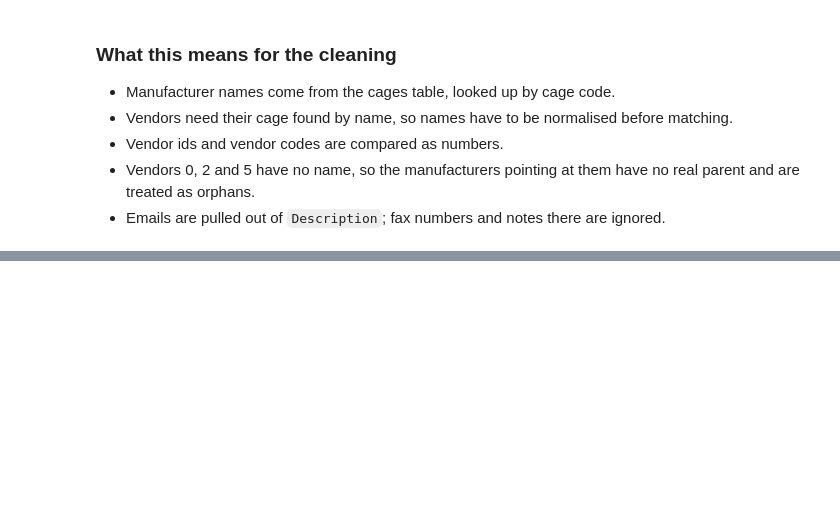
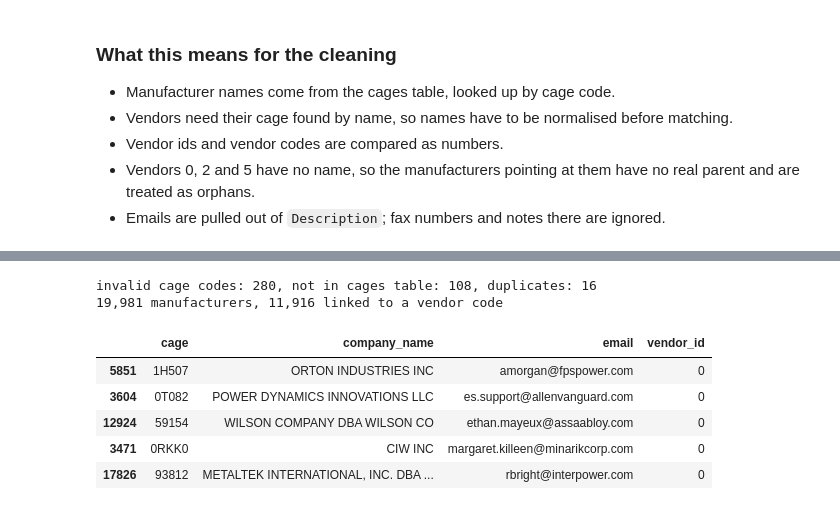
Before and after one commit to LionelRoxas/sales-patriot, a Jupyter notebook: firms_cleaning.ipynb, the cells around one changed output, grey strips where cells are left out. Cells and saved outputs as stored; diff of their text form; code cells hidden in the pictures; blank space fills up the shorter version.

```diff
--- a/firms_cleaning.ipynb
+++ b/firms_cleaning.ipynb
@@ -235,0 +319,32 @@ maintenance cage codes found in cages table: 20007 of 20384
+# %%
+maint = maint_raw.copy()
+maint["cage"] = maint["CageCode"].str.strip().str.upper()
+maint["vendor_id"] = pd.to_numeric(maint["VendorCode"], errors="coerce").astype("Int64")
+maint["email"] = clean_email(maint["Description"])
+
+bad_cage = ~maint["cage"].fillna("").str.match(CAGE_PATTERN)
+reject(maint[bad_cage], "cage_maintenance", "CageCode", "Description", "invalid cage code")
+maint = maint[~bad_cage]
+
+maint = maint.merge(cages[["cage", "company_name", "key"]], on="cage", how="left")
+missing = maint["company_name"].isna()
+reject(maint[missing], "cage_maintenance", "CageCode", "Description", "cage not in cages table")
+maint = maint[~missing]
+
+maint = maint.sort_values(["vendor_id", "email"], na_position="last")
+dupes = maint["cage"].duplicated()
+reject(maint[dupes], "cage_maintenance", "CageCode", "company_name", "duplicate cage")
+maint = maint[~dupes]
+
+print(f"invalid cage codes: {bad_cage.sum()}, not in cages table: {missing.sum()}, duplicates: {dupes.sum()}")
+print(f"{len(maint):,} manufacturers, {maint['vendor_id'].notna().sum():,} linked to a vendor code")
+maint[["cage", "company_name", "email", "vendor_id"]].head()
+# %% [output]
+invalid cage codes: 280, not in cages table: 108, duplicates: 16
+19,981 manufacturers, 11,916 linked to a vendor code
+|  | cage | company_name | email | vendor_id |
+| 5851 | 1H507 | ORTON INDUSTRIES INC | amorgan@fpspower.com | 0 |
+| 3604 | 0T082 | POWER DYNAMICS INNOVATIONS LLC | es.support@allenvanguard.com | 0 |
+| 12924 | 59154 | WILSON COMPANY DBA WILSON CO | ethan.mayeux@assaabloy.com | 0 |
+| 3471 | 0RKK0 | CIW INC | margaret.killeen@minarikcorp.com | 0 |
+| 17826 | 93812 | METALTEK INTERNATIONAL, INC. DBA ... | rbright@interpower.com | 0 |
```
Also changed, not shown: parts of 8 cells of this notebook.
